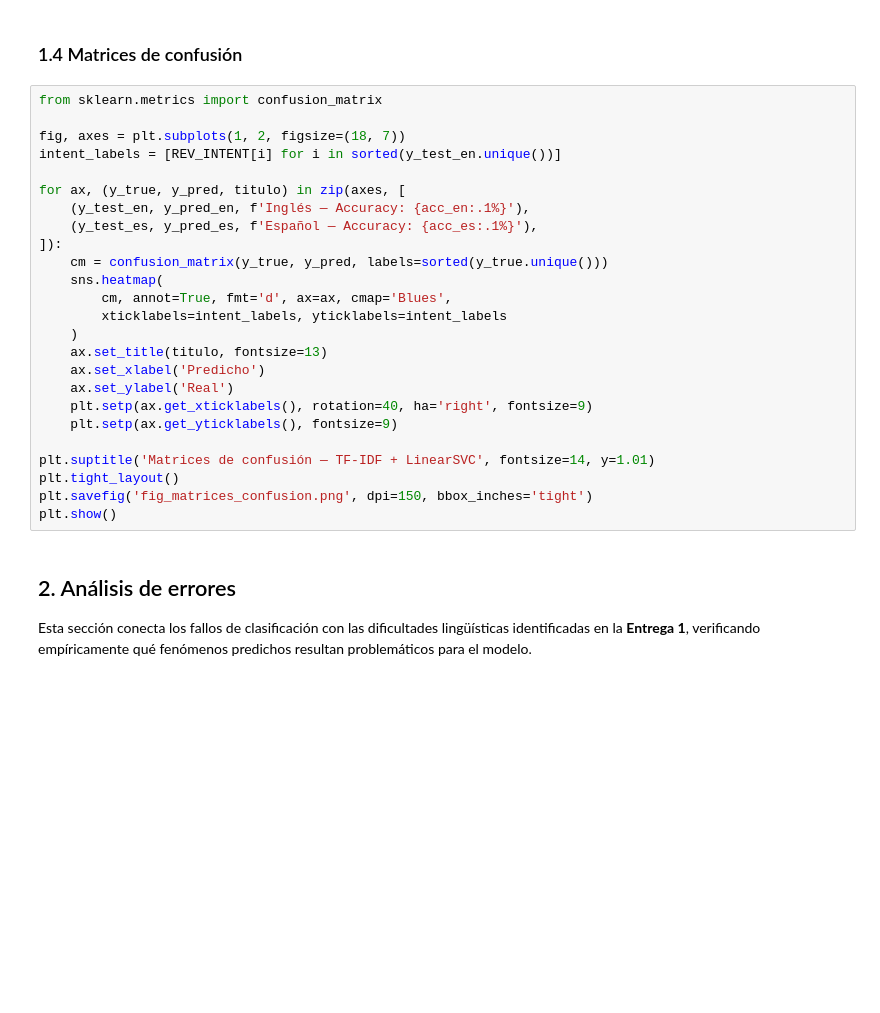
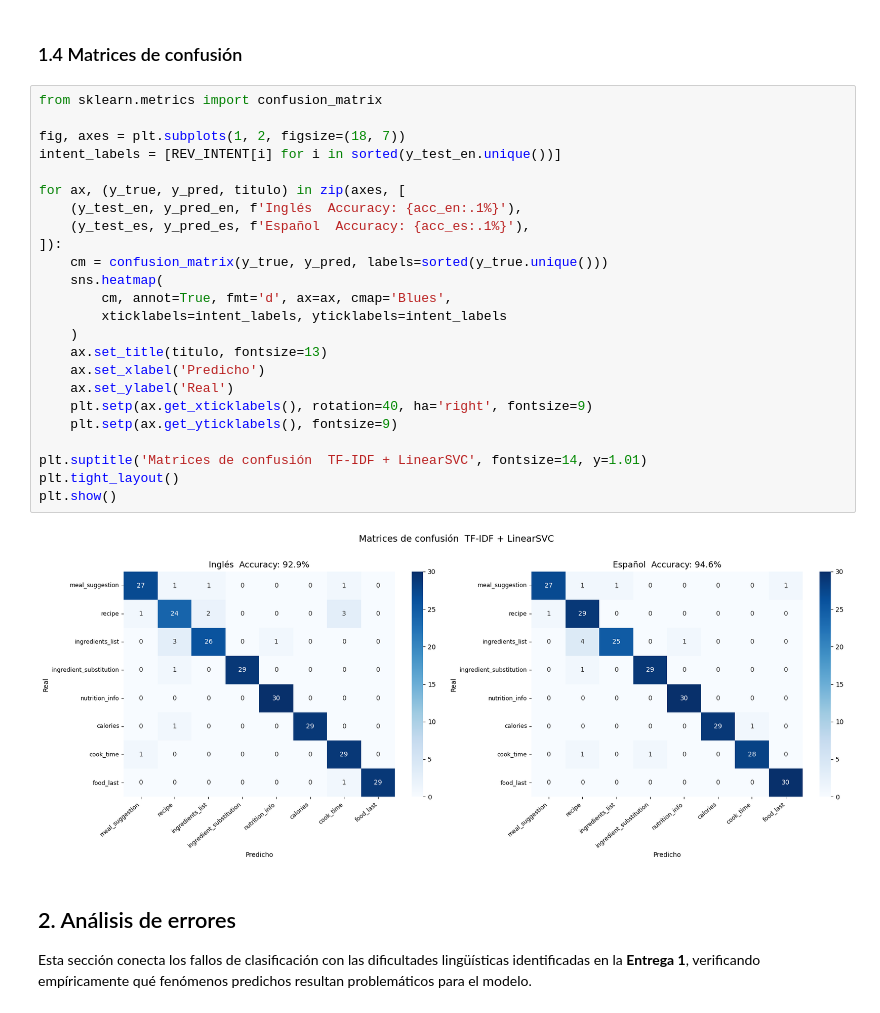
Before and after one commit to antoniommff/pln-faq-assistant, a Jupyter notebook: PoC_PLN.ipynb, the cells around one changed output. Saved outputs shown, nothing was run; the diff lists cells and outputs as text; blank space fills up the shorter version.

```diff
--- a/PoC_PLN.ipynb
+++ b/PoC_PLN.ipynb
@@ -146,28 +178,29 @@ plt.show()
 # %%
 from sklearn.metrics import confusion_matrix
 
 fig, axes = plt.subplots(1, 2, figsize=(18, 7))
 intent_labels = [REV_INTENT[i] for i in sorted(y_test_en.unique())]
 
 for ax, (y_true, y_pred, titulo) in zip(axes, [
-    (y_test_en, y_pred_en, f'Inglés — Accuracy: {acc_en:.1%}'),
-    (y_test_es, y_pred_es, f'Español — Accuracy: {acc_es:.1%}'),
+    (y_test_en, y_pred_en, f'Inglés  Accuracy: {acc_en:.1%}'),
+    (y_test_es, y_pred_es, f'Español  Accuracy: {acc_es:.1%}'),
 ]):
     cm = confusion_matrix(y_true, y_pred, labels=sorted(y_true.unique()))
     sns.heatmap(
         cm, annot=True, fmt='d', ax=ax, cmap='Blues',
         xticklabels=intent_labels, yticklabels=intent_labels
     )
     ax.set_title(titulo, fontsize=13)
     ax.set_xlabel('Predicho')
     ax.set_ylabel('Real')
     plt.setp(ax.get_xticklabels(), rotation=40, ha='right', fontsize=9)
     plt.setp(ax.get_yticklabels(), fontsize=9)
 
-plt.suptitle('Matrices de confusión — TF-IDF + LinearSVC', fontsize=14, y=1.01)
+plt.suptitle('Matrices de confusión  TF-IDF + LinearSVC', fontsize=14, y=1.01)
 plt.tight_layout()
-plt.savefig('fig_matrices_confusion.png', dpi=150, bbox_inches='tight')
 plt.show()
+# %% [output]
+[figure, added]
 # %% [markdown]
 ## 2. Análisis de errores
 
```
Also changed, not shown: parts of 23 cells of this notebook, 1 other file.
